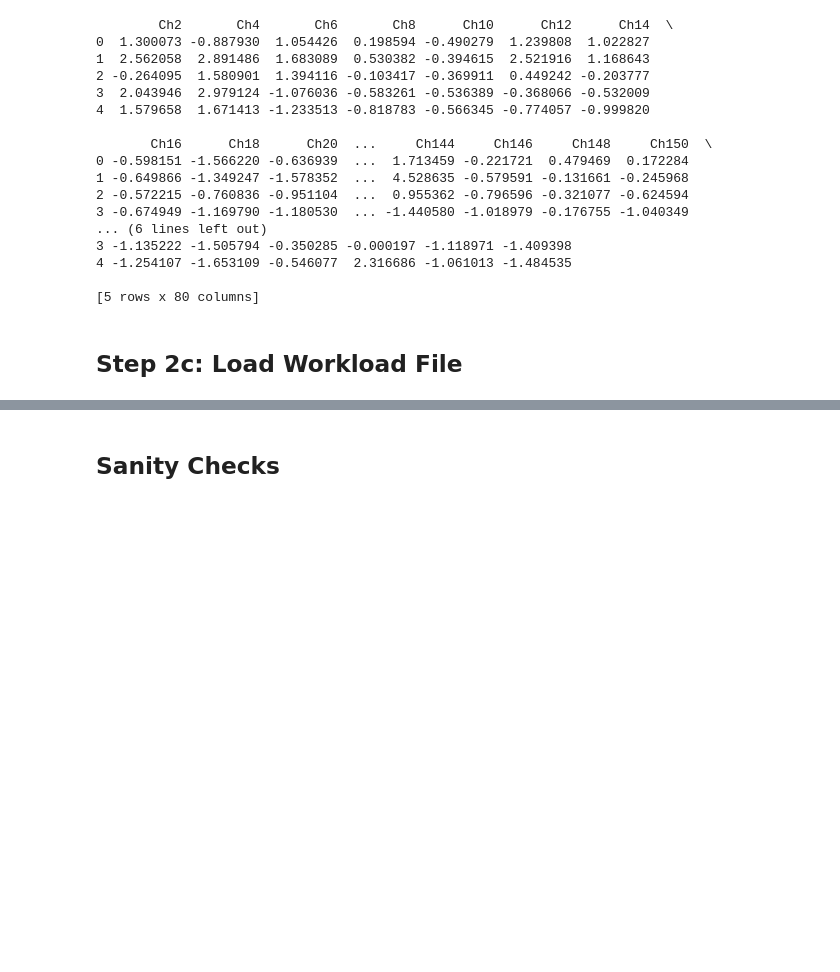
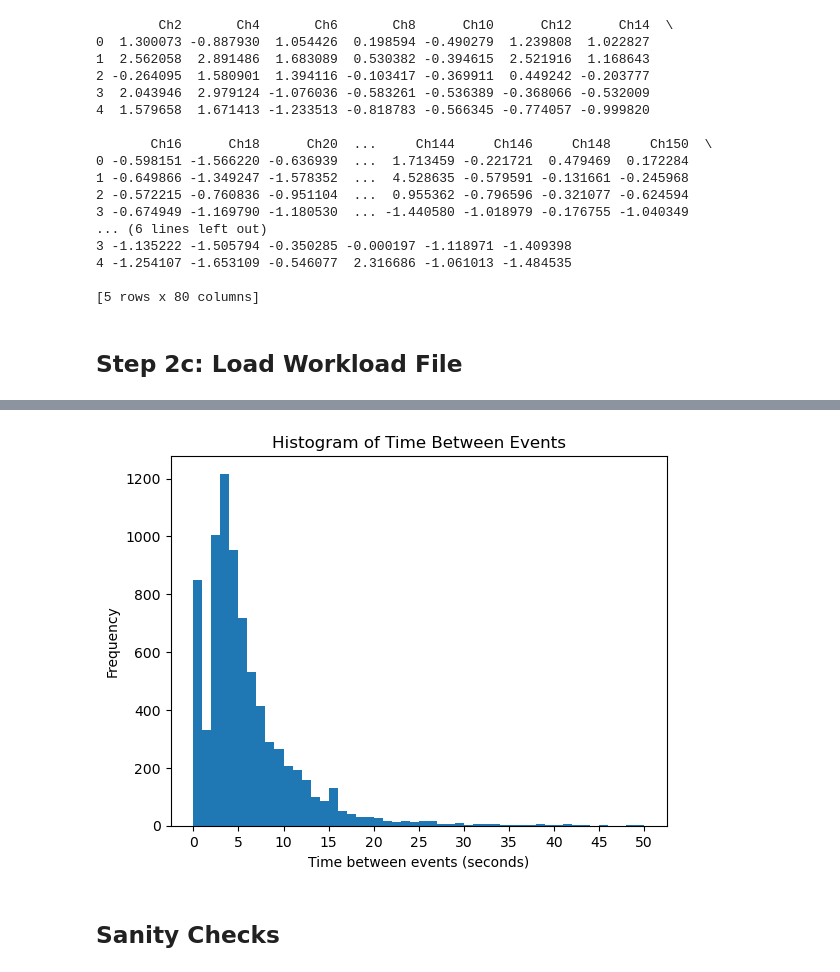
Before and after one commit to aarnol/workload-classification, a Jupyter notebook: model.ipynb, the cells around one changed output, grey strips where cells are left out. Cells and saved outputs as stored; diff of their text form; code cells hidden in the pictures; blank space fills up the shorter version.

```diff
--- a/model.ipynb
+++ b/model.ipynb
@@ -148,3 +149,18 @@ workload_dict['P07']
+# %%
+# Calcuate the time between each event
+times = []
+for sub in demographics:
+    time = pd.to_datetime(timings[demographics.index(sub)]['time'], format='%H:%M:%S')
+    for t in range(1, len(time)):
+        times.append((time.iloc[t] - time.iloc[t-1]).total_seconds())
+plt.hist(times, bins=np.arange(0, 51, 1))
+plt.xlabel('Time between events (seconds)')
+plt.ylabel('Frequency')
+plt.title('Histogram of Time Between Events')
+plt.xticks(np.arange(0, 51, 5))
+plt.show()
+# %% [output]
+[figure, added]
 # %% [markdown]
 ## Sanity Checks
 # %%
```
Also changed, not shown: parts of 8 cells of this notebook, 5 other files.
